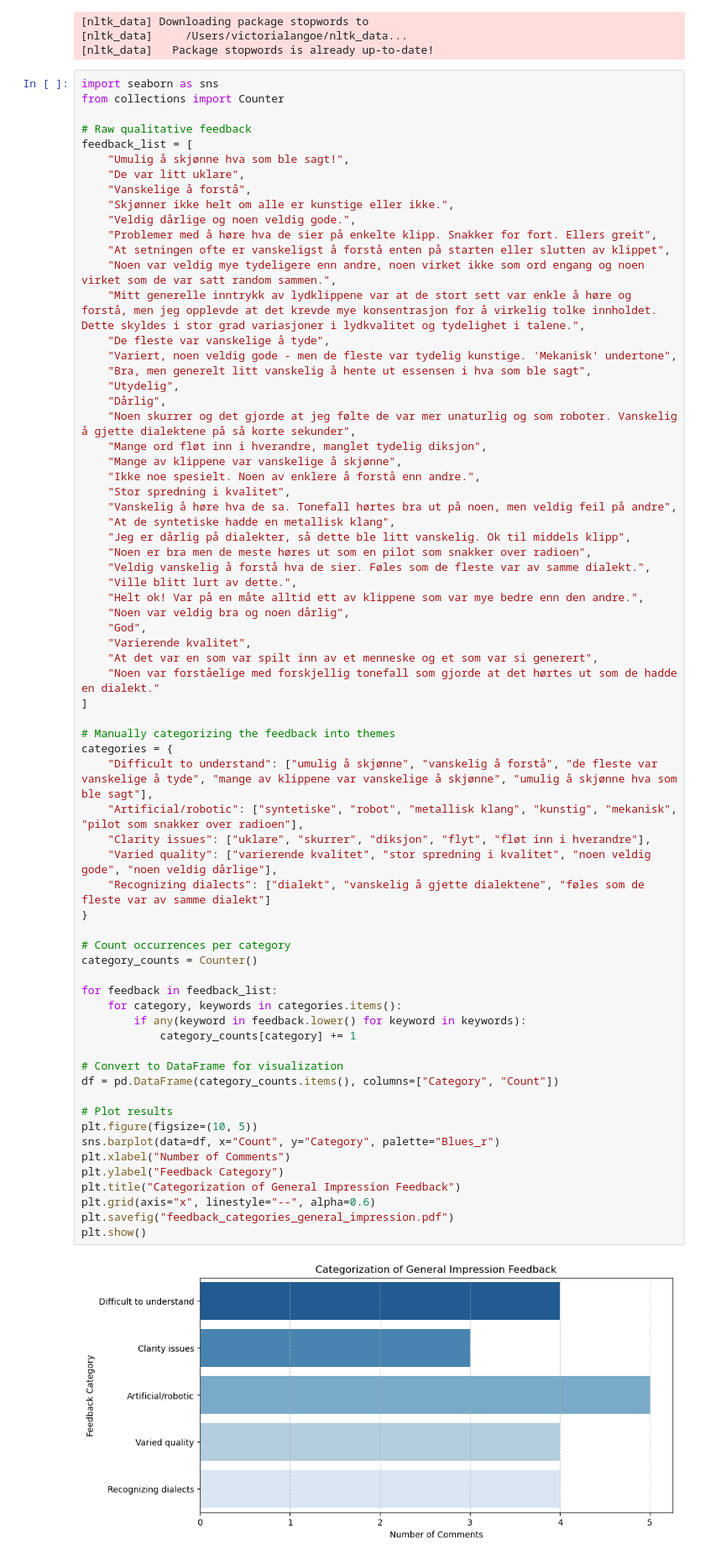
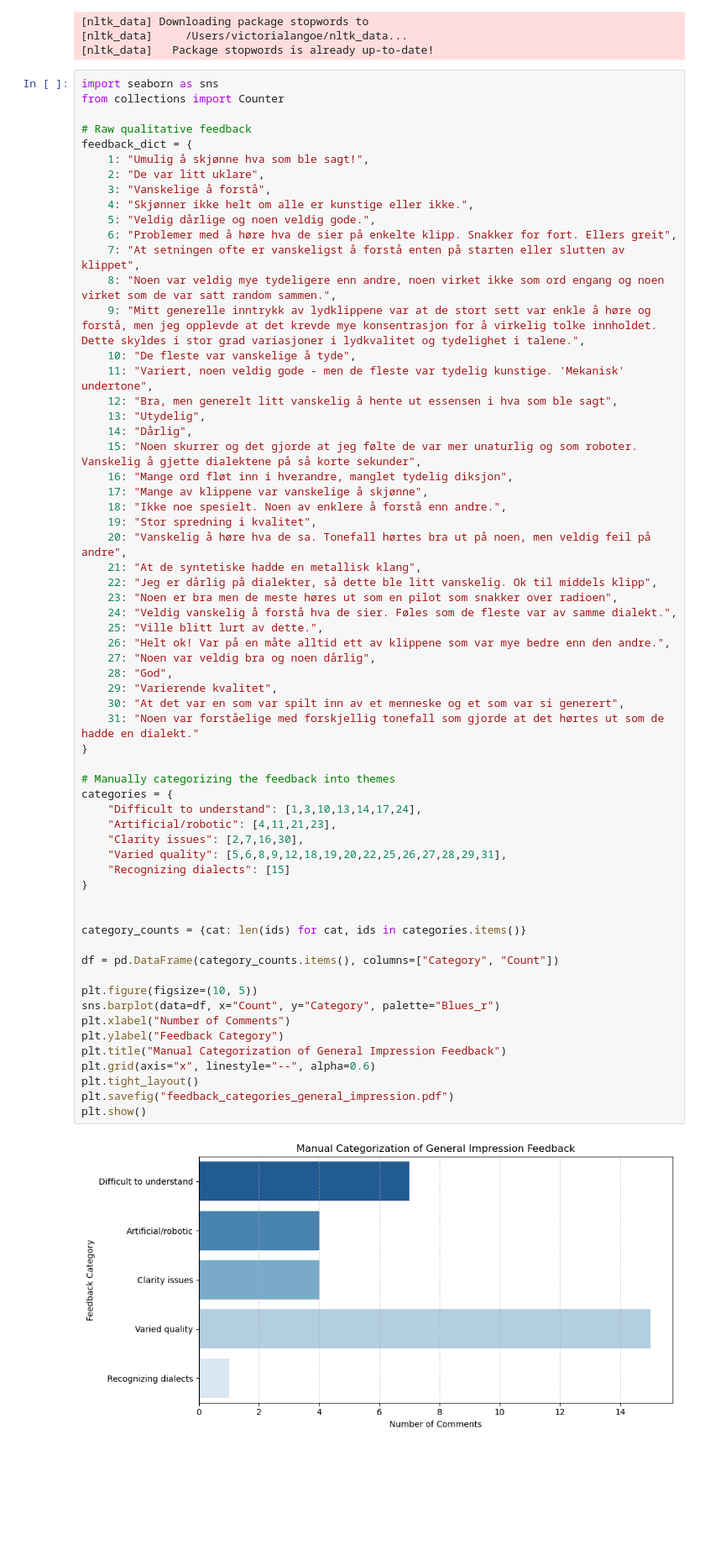
Before and after one commit to victorialangoe/Dialectal-TTS-MSc-Thesis, a Jupyter notebook: qualitative_analysis.ipynb, the cells around one changed output. Shown: that part at 84% size. Drawn from its saved outputs; the diff is of its cells as text; blank space fills up the shorter version.

Commit message:
fix: fixed some of the categorization

```diff
--- a/qualitative_analysis.ipynb
+++ b/qualitative_analysis.ipynb
@@ -86,72 +86,66 @@ words_filtered, counts_filtered = zip(*common_words_filtered)
 # %%
 import seaborn as sns
 from collections import Counter
 
 # Raw qualitative feedback
-feedback_list = [
-    "Umulig å skjønne hva som ble sagt!",
-    "De var litt uklare",
-    "Vanskelige å forstå",
-    "Skjønner ikke helt om alle er kunstige eller ikke.",
-    "Veldig dårlige og noen veldig gode.",
-    "Problemer med å høre hva de sier på enkelte klipp. Snakker for fort. Ellers greit",
-    "At setningen ofte er vanskeligst å forstå enten på starten eller slutten av klippet",
-    "Noen var veldig mye tydeligere enn andre, noen virket ikke som ord engang og noen virket som de var satt random sammen.",
-    "Mitt generelle inntrykk av lydklippene var at de stort sett var enkle å høre og forstå, men jeg opplevde at det krevde mye konsentrasjon for å virkelig tolke innholdet. Dette skyldes i stor grad variasjoner i lydkvalitet og tydelighet i talene.",
-    "De fleste var vanskelige å tyde",
-    "Variert, noen veldig gode - men de fleste var tydelig kunstige. 'Mekanisk' undertone",
-    "Bra, men generelt litt vanskelig å hente ut essensen i hva som ble sagt",
-    "Utydelig",
-    "Dårlig",
-    "Noen skurrer og det gjorde at jeg følte de var mer unaturlig og som roboter. Vanskelig å gjette dialektene på så korte sekunder",
-    "Mange ord fløt inn i hverandre, manglet tydelig diksjon",
-    "Mange av klippene var vanskelige å skjønne",
-    "Ikke noe spesielt. Noen av enklere å forstå enn andre.",
-    "Stor spredning i kvalitet",
-    "Vanskelig å høre hva de sa. Tonefall hørtes bra ut på noen, men veldig feil på andre",
-    "At de syntetiske hadde en metallisk klang",
-    "Jeg er dårlig på dialekter, så dette ble litt vanskelig. Ok til middels klipp",
-    "Noen er bra men de meste høres ut som en pilot som snakker over radioen",
-    "Veldig vanskelig å forstå hva de sier. Føles som de fleste var av samme dialekt.",
-    "Ville blitt lurt av dette.",
-    "Helt ok! Var på en måte alltid ett av klippene som var mye bedre enn den andre.",
-    "Noen var veldig bra og noen dårlig",
-    "God",
-    "Varierende kvalitet",
-    "At det var en som var spilt inn av et menneske og et som var si generert",
-    "Noen var forståelige med forskjellig tonefall som gjorde at det hørtes ut som de hadde en dialekt."
-]
+feedback_dict = {
+    1: "Umulig å skjønne hva som ble sagt!",
+    2: "De var litt uklare",
+    3: "Vanskelige å forstå",
+    4: "Skjønner ikke helt om alle er kunstige eller ikke.",
+    5: "Veldig dårlige og noen veldig gode.",
+    6: "Problemer med å høre hva de sier på enkelte klipp. Snakker for fort. Ellers greit",
+    7: "At setningen ofte er vanskeligst å forstå enten på starten eller slutten av klippet",
+    8: "Noen var veldig mye tydeligere enn andre, noen virket ikke som ord engang og noen virket som de var satt random sammen.",
+    9: "Mitt generelle inntrykk av lydklippene var at de stort sett var enkle å høre og forstå, men jeg opplevde at det krevde mye konsentrasjon for å virkelig tolke innholdet. Dette skyldes i stor grad variasjoner i lydkvalitet og tydelighet i talene.",
+    10: "De fleste var vanskelige å tyde",
+    11: "Variert, noen veldig gode - men de fleste var tydelig kunstige. 'Mekanisk' undertone",
+    12: "Bra, men generelt litt vanskelig å hente ut essensen i hva som ble sagt",
+    13: "Utydelig",
+    14: "Dårlig",
+    15: "Noen skurrer og det gjorde at jeg følte de var mer unaturlig og som roboter. Vanskelig å gjette dialektene på så korte sekunder",
+    16: "Mange ord fløt inn i hverandre, manglet tydelig diksjon",
+    17: "Mange av klippene var vanskelige å skjønne",
+    18: "Ikke noe spesielt. Noen av enklere å forstå enn andre.",
+    19: "Stor spredning i kvalitet",
+    20: "Vanskelig å høre hva de sa. Tonefall hørtes bra ut på noen, men veldig feil på andre",
+    21: "At de syntetiske hadde en metallisk klang",
+    22: "Jeg er dårlig på dialekter, så dette ble litt vanskelig. Ok til middels klipp",
+    23: "Noen er bra men de meste høres ut som en pilot som snakker over radioen",
+    24: "Veldig vanskelig å forstå hva de sier. Føles som de fleste var av samme dialekt.",
+    25: "Ville blitt lurt av dette.",
+    26: "Helt ok! Var på en måte alltid ett av klippene som var mye bedre enn den andre.",
+    27: "Noen var veldig bra og noen dårlig",
+    28: "God",
+    29: "Varierende kvalitet",
+    30: "At det var en som var spilt inn av et menneske og et som var si generert",
+    31: "Noen var forståelige med forskjellig tonefall som gjorde at det hørtes ut som de hadde en dialekt."
+}
 
 # Manually categorizing the feedback into themes
 categories = {
-    "Difficult to understand": ["umulig å skjønne", "vanskelig å forstå", "de fleste var vanskelige å tyde", "mange av klippene var vanskelige å skjønne", "umulig å skjønne hva som ble sagt"],
-    "Artificial/robotic": ["syntetiske", "robot", "metallisk klang", "kunstig", "mekanisk", "pilot som snakker over radioen"],
-    "Clarity issues": ["uklare", "skurrer", "diksjon", "flyt", "fløt inn i hverandre"],
-    "Varied quality": ["varierende kvalitet", "stor spredning i kvalitet", "noen veldig gode", "noen veldig dårlige"],
-    "Recognizing dialects": ["dialekt", "vanskelig å gjette dialektene", "føles som de fleste var av samme dialekt"]
+    "Difficult to understand": [1,3,10,13,14,17,24],
+    "Artificial/robotic": [4,11,21,23],
+    "Clarity issues": [2,7,16,30],
+    "Varied quality": [5,6,8,9,12,18,19,20,22,25,26,27,28,29,31],
+    "Recognizing dialects": [15]
 }
 
-# Count occurrences per category
-category_counts = Counter()
 
-for feedback in feedback_list:
-    for category, keywords in categories.items():
-        if any(keyword in feedback.lower() for keyword in keywords):
-            category_counts[category] += 1
+category_counts = {cat: len(ids) for cat, ids in categories.items()}
 
-# Convert to DataFrame for visualization
 df = pd.DataFrame(category_counts.items(), columns=["Category", "Count"])
 
-# Plot results
 plt.figure(figsize=(10, 5))
 sns.barplot(data=df, x="Count", y="Category", palette="Blues_r")
 plt.xlabel("Number of Comments")
 plt.ylabel("Feedback Category")
-plt.title("Categorization of General Impression Feedback")
+plt.title("Manual Categorization of General Impression Feedback")
 plt.grid(axis="x", linestyle="--", alpha=0.6)
+plt.tight_layout()
 plt.savefig("feedback_categories_general_impression.pdf")
 plt.show()
 # %% [output]
-[figure, old version]
+[figure, new version]
 # %%
 # Positive feedback list
```
Also changed, not shown: parts of 2 cells of this notebook.
